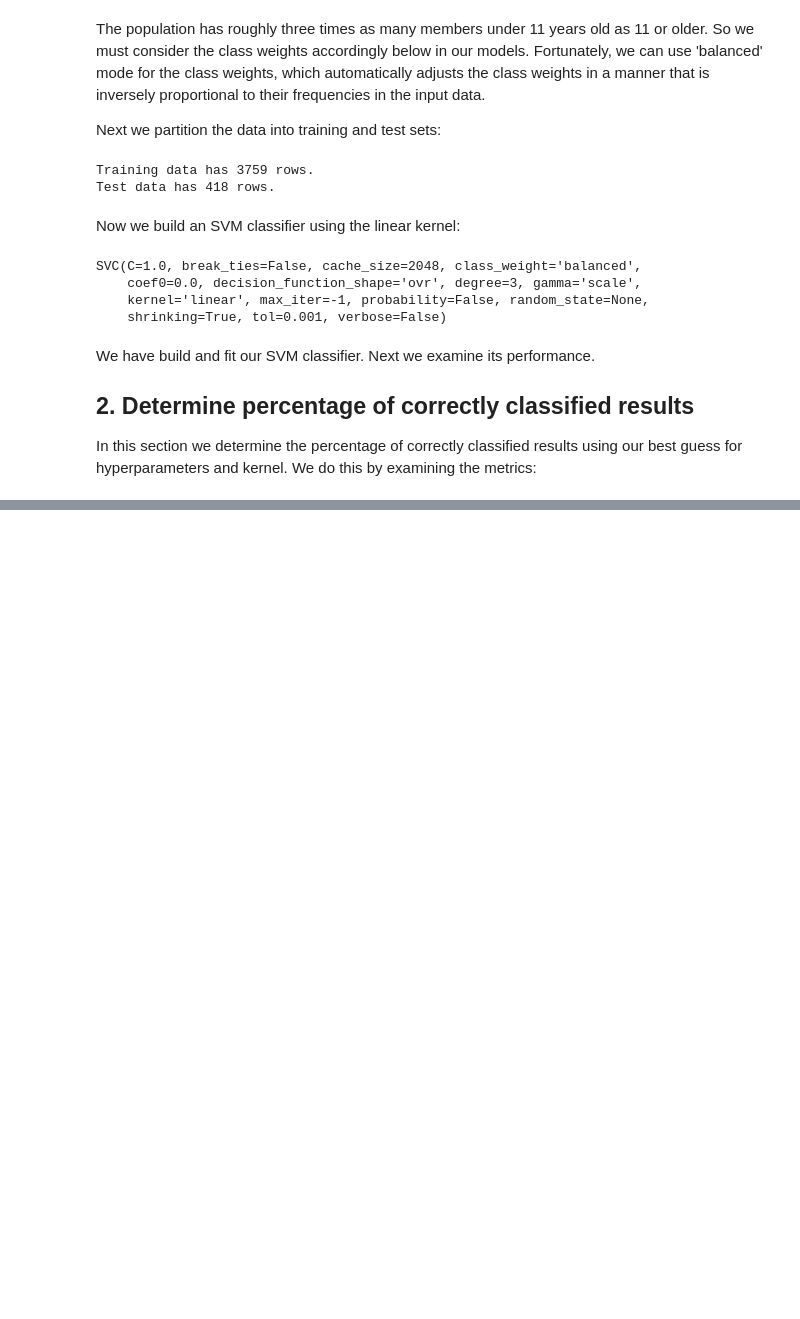
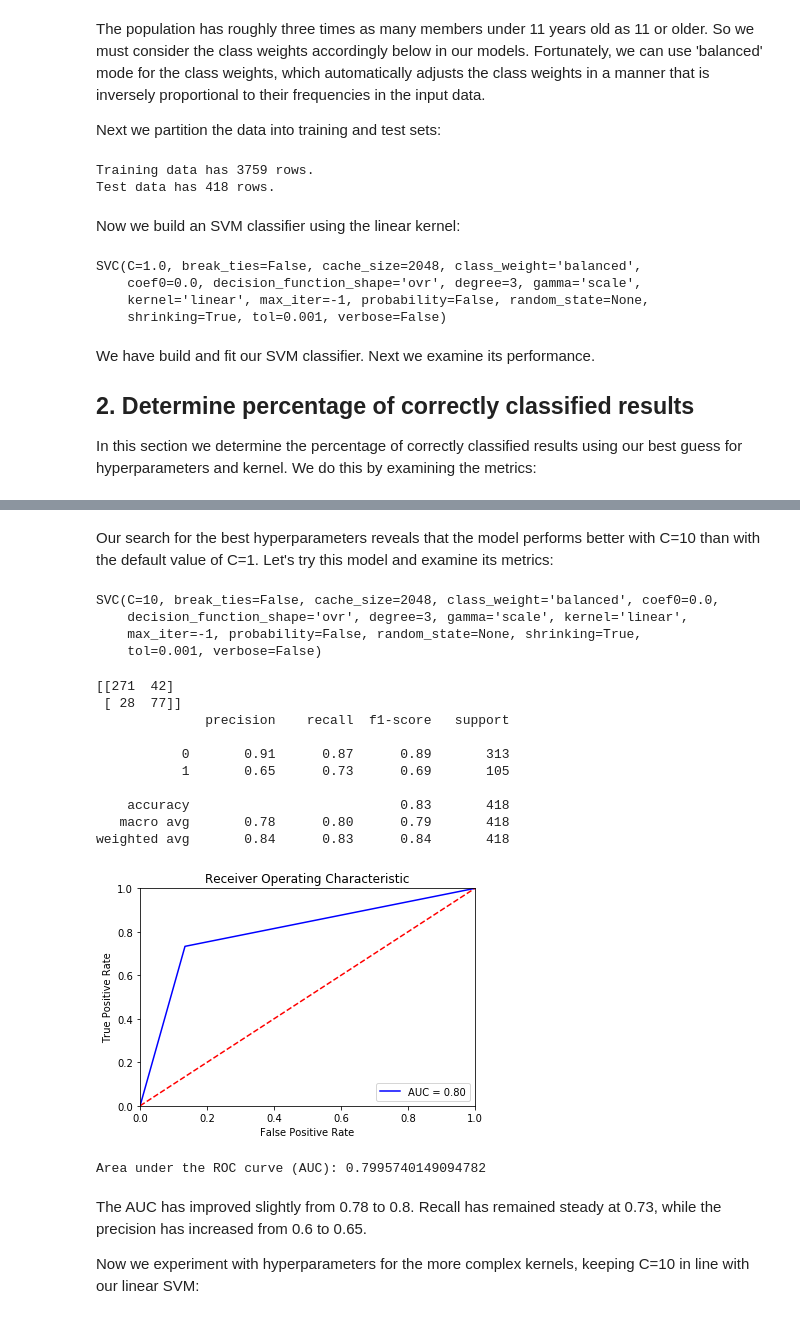
Before and after one commit to pelorenz/data-science-420, a Jupyter notebook: L07-PeterLorenz.ipynb, the cells around one changed output, grey strips where cells are left out. Cells and saved outputs as stored; diff of their text form; code cells hidden in the pictures; blank space fills up the shorter version.

```diff
--- a/L07-PeterLorenz.ipynb
+++ b/L07-PeterLorenz.ipynb
@@ -38,3 +70,5 @@ Declare utility functions:
+# %%
+CACHE_SIZE=2048
 # %% [markdown]
 Read and prepare the data:
 # %%
@@ -136,7 +170,7 @@ Test data has 418 rows.
 Now we build an SVM classifier using the linear kernel:
 # %%
 # Build and fit SVC
-svmc = SVC(kernel='linear', class_weight='balanced', cache_size=2048)
+svmc = SVC(kernel='linear', class_weight='balanced', cache_size=CACHE_SIZE)
 svmc.fit(X_train, y_train)
 
 # Get predictions
@@ -208,0 +210,13 @@ In this section we show the recall, precision, and f-measure for the best model.
+# %%
+# Hyperparameters to test
+hyper_parameter_space = {'C': [0.1, 1, 10]}
+
+# Search for best parameters
+svc = SVC(cache_size = CACHE_SIZE)
+clf = GridSearchCV(svc, hyper_parameter_space,
+                   cv = 5, refit = True,
+                   return_train_score = True)
+clf.fit(X_train, y_train)
+
+# Display best parameters
+clf.best_estimator_
@@ -208,0 +238,33 @@ In this section we show the recall, precision, and f-measure for the best model.
+# %% [markdown]
+Our search for the best hyperparameters reveals that the model performs better with C=10 than with the default value of C=1. Let's try this model and examine its metrics:
+# %%
+# Build and fit SVC
+svmc = SVC(C=10, kernel='linear', class_weight='balanced', cache_size=CACHE_SIZE)
+svmc.fit(X_train, y_train)
+
+# Get predictions
+y_pred = svmc.predict(X_test)
+
+# Display metrics
+display_metrics(y_test, y_pred)
+# %% [output]
+SVC(C=10, break_ties=False, cache_size=2048, class_weight='balanced', coef0=0.0,
+    decision_function_shape='ovr', degree=3, gamma='scale', kernel='linear',
+    max_iter=-1, probability=False, random_state=None, shrinking=True,
+    tol=0.001, verbose=False)
+[[271  42]
+ [ 28  77]]
+              precision    recall  f1-score   support
+
+           0       0.91      0.87      0.89       313
+           1       0.65      0.73      0.69       105
+
+    accuracy                           0.83       418
+   macro avg       0.78      0.80      0.79       418
+weighted avg       0.84      0.83      0.84       418
+[figure, added]
+Area under the ROC curve (AUC): 0.7995740149094782
+# %% [markdown]
+The AUC has improved slightly from 0.78 to 0.8. Recall has remained steady at 0.73, while the precision has increased from 0.6 to 0.65.
+
+Now we experiment with hyperparameters for the more complex kernels, keeping C=10 in line with our linear SVM:
```
Also changed, not shown: parts of 16 cells of this notebook.
